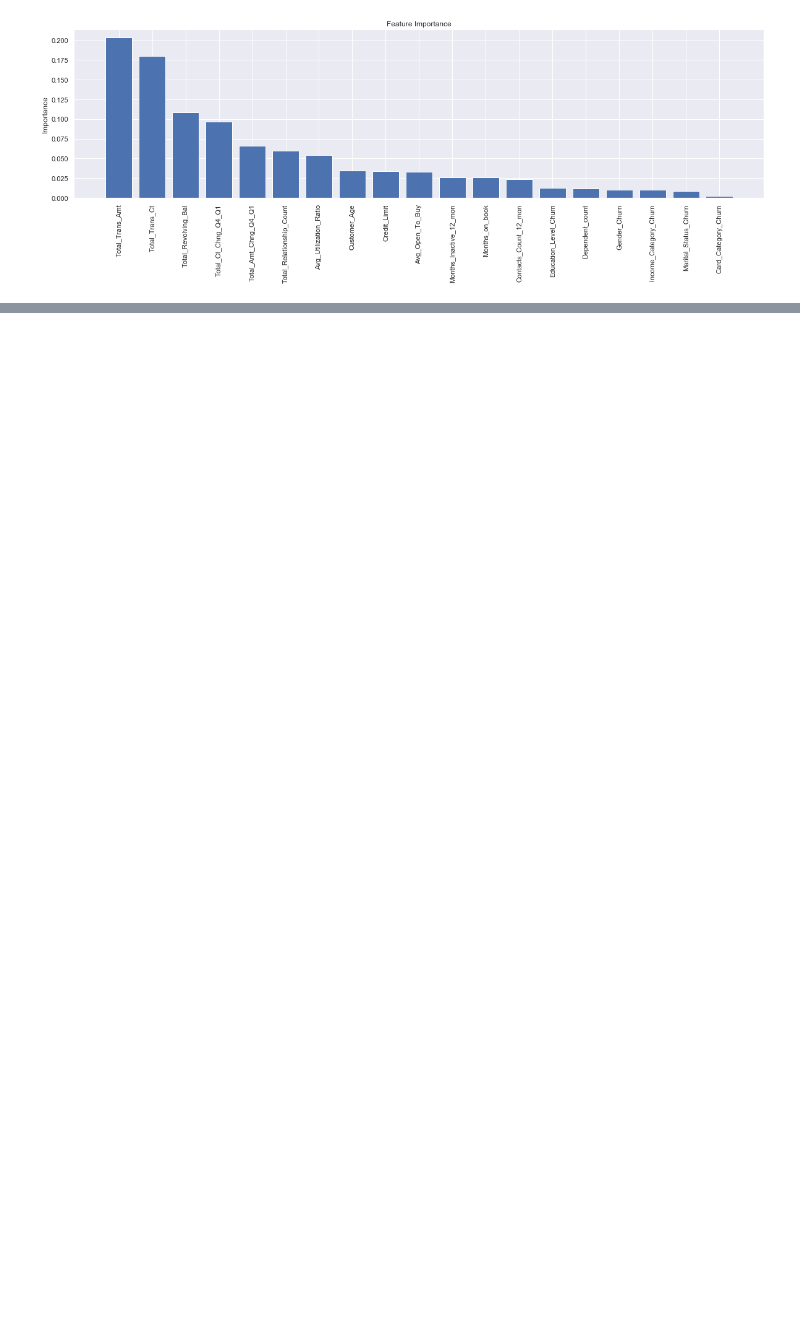
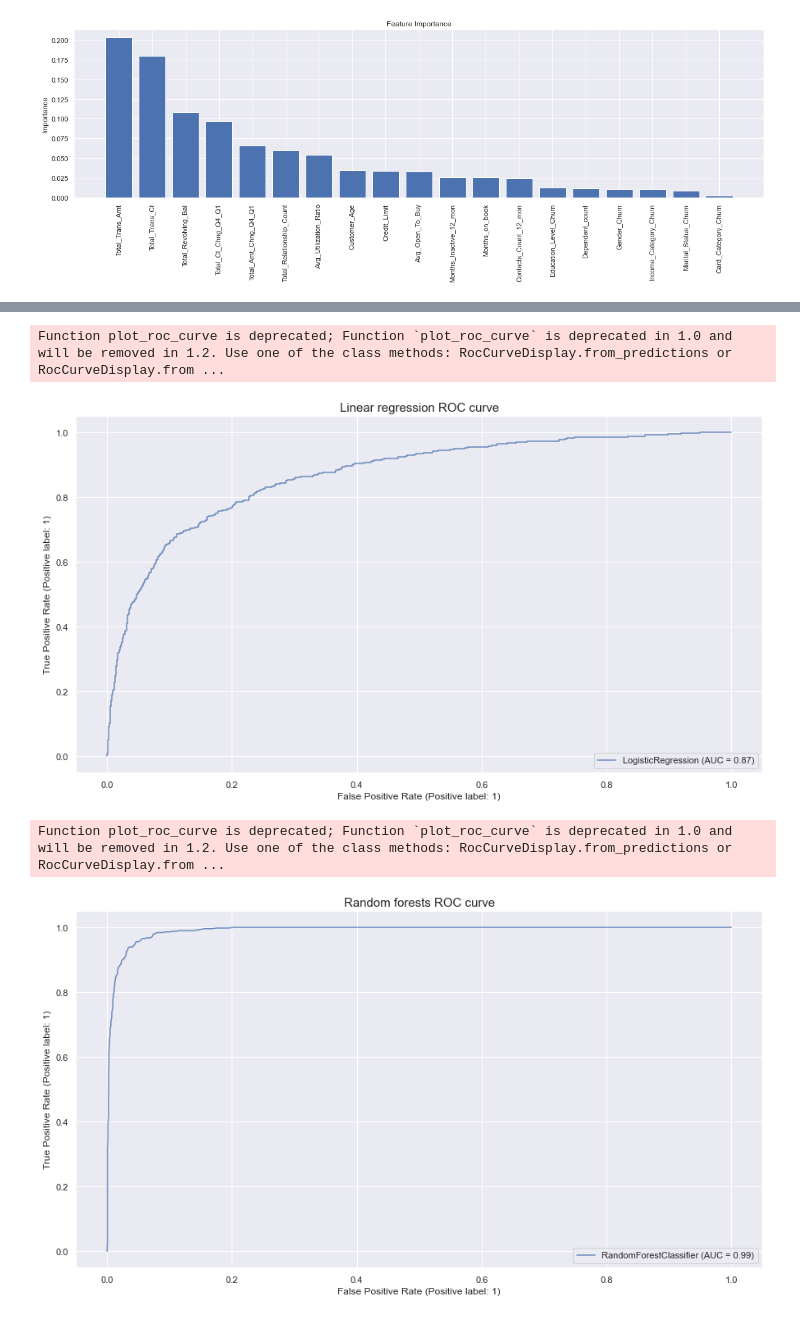
Before and after one commit to Waddaben/Customer_Churn, a Jupyter notebook: churn_notebook.ipynb, the cells around one changed output, grey strips where cells are left out. Drawn from its saved outputs; the diff is of its cells as text; code cells hidden in the pictures; blank space fills up the shorter version.

```diff
--- a/churn_notebook.ipynb
+++ b/churn_notebook.ipynb
@@ -341,0 +366,17 @@ plt.axis('off');
+# %%
+plt.figure(figsize=(15, 8))
+ax = plt.gca()
+lrc_plot = plot_roc_curve(lrc, X_test, y_test,ax=ax, alpha=0.8)
+plt.title("Linear regression ROC curve", fontsize = 15)
+plt.show()
+
+plt.figure(figsize=(15, 8))
+ax = plt.gca()
+rfc_disp = plot_roc_curve(cv_rfc.best_estimator_, X_test, y_test, ax=ax, alpha=0.8)
+plt.title("Random forests ROC curve",fontsize = 15)
+plt.show()
+# %% [output]
+Function plot_roc_curve is deprecated; Function `plot_roc_curve` is deprecated in 1.0 and will be removed in 1.2. Use one of the class methods: RocCurveDisplay.from_predictions or RocCurveDisplay.from ...
+[figure, added]
+Function plot_roc_curve is deprecated; Function `plot_roc_curve` is deprecated in 1.0 and will be removed in 1.2. Use one of the class methods: RocCurveDisplay.from_predictions or RocCurveDisplay.from ...
+[figure, added]
```
Also changed, not shown: parts of 10 cells of this notebook, 11 other files.
